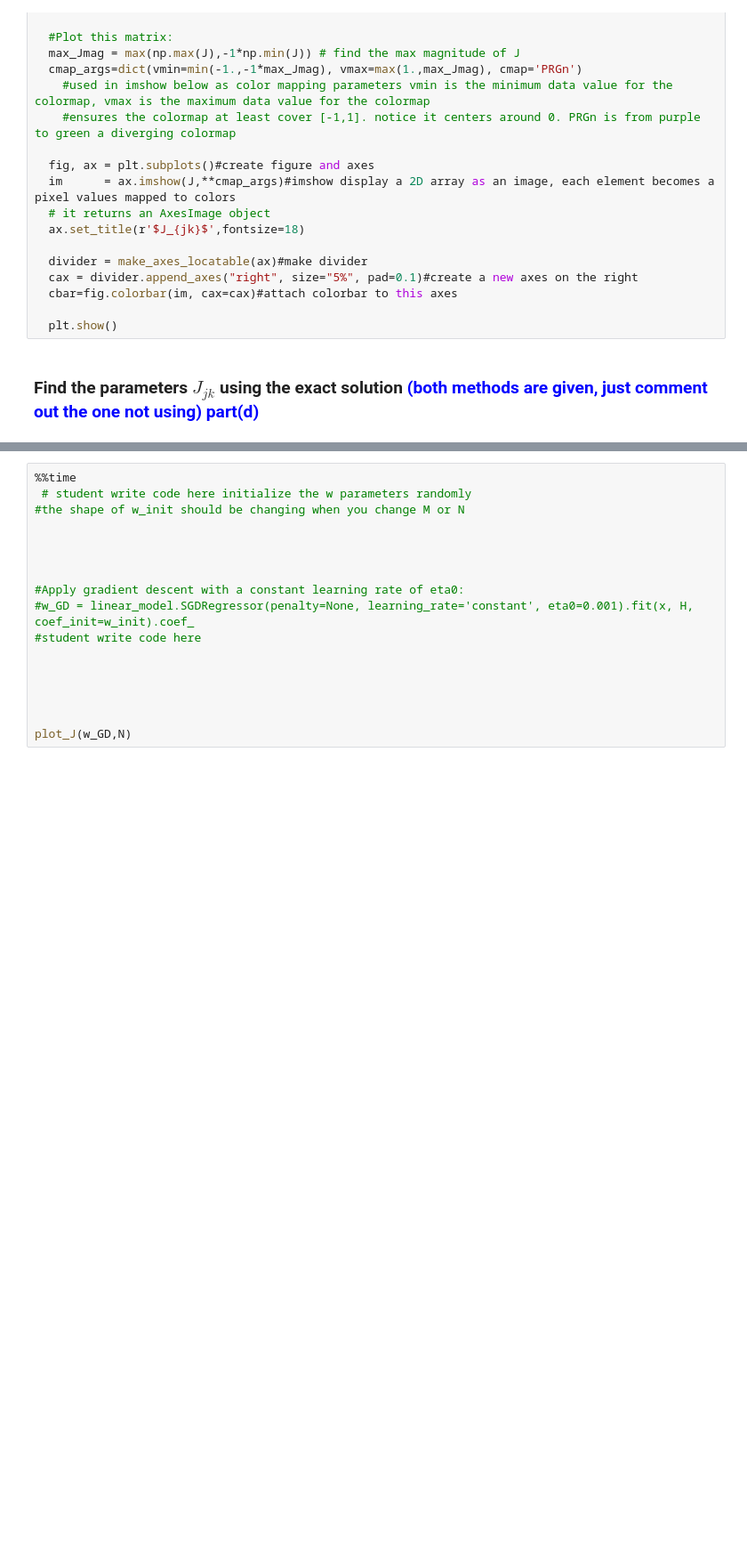
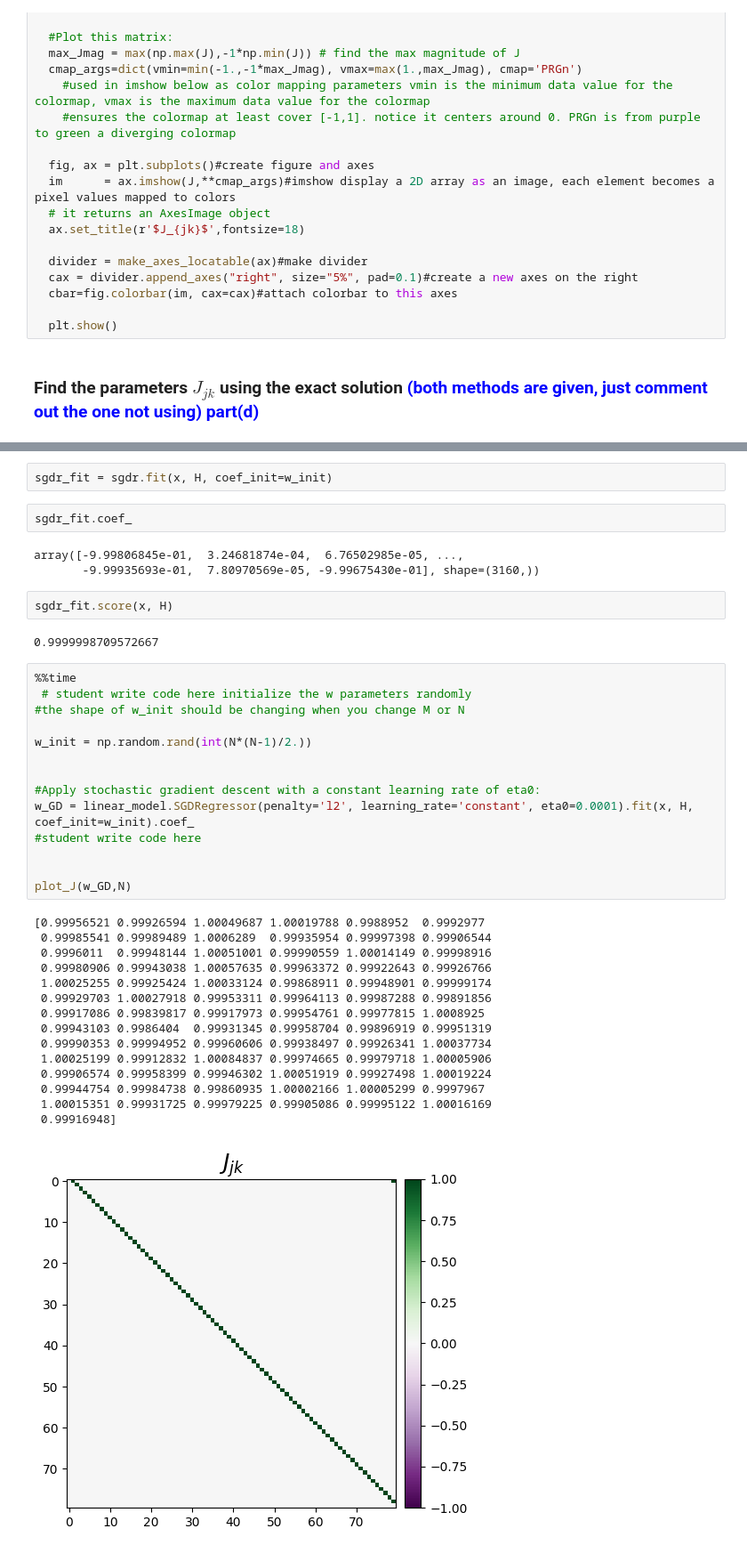
Before and after one commit to crimondino/sciML-class, a Jupyter notebook: tutorials/tutorial1/tutorial1_linearRegression_Ising_2026.ipynb, the cells around one changed output, grey strips where cells are left out. Shown at 89% size. Cells and saved outputs as stored; diff of their text form; blank space fills up the shorter version.

```diff
--- a/tutorials/tutorial1/tutorial1_linearRegression_Ising_2026.ipynb
+++ b/tutorials/tutorial1/tutorial1_linearRegression_Ising_2026.ipynb
@@ -92,17 +123,41 @@ plot_J(w_exact,N)
+# %%
+sgdr_fit = sgdr.fit(x, H, coef_init=w_init)
+# %%
+sgdr_fit.coef_
+# %% [output]
+array([-9.99806845e-01,  3.24681874e-04,  6.76502985e-05, ...,
+       -9.99935693e-01,  7.80970569e-05, -9.99675430e-01], shape=(3160,))
+# %%
+sgdr_fit.score(x, H)
+# %% [output]
+0.9999998709572667
 # %%
 %%time
  # student write code here initialize the w parameters randomly
 #the shape of w_init should be changing when you change M or N
 
+w_init = np.random.rand(int(N*(N-1)/2.))
 
 
-
-#Apply gradient descent with a constant learning rate of eta0:
-#w_GD = linear_model.SGDRegressor(penalty=None, learning_rate='constant', eta0=0.001).fit(x, H, coef_init=w_init).coef_
+#Apply stochastic gradient descent with a constant learning rate of eta0:
+w_GD = linear_model.SGDRegressor(penalty='l2', learning_rate='constant', eta0=0.0001).fit(x, H, coef_init=w_init).coef_
 #student write code here
 
 
-
-
-
 plot_J(w_GD,N)
+# %% [output]
+[0.99956521 0.99926594 1.00049687 1.00019788 0.9988952  0.9992977
+ 0.99985541 0.99989489 1.0006289  0.99935954 0.99997398 0.99906544
+ 0.9996011  0.99948144 1.00051001 0.99990559 1.00014149 0.99998916
+ 0.99980906 0.99943038 1.00057635 0.99963372 0.99922643 0.99926766
+ 1.00025255 0.99925424 1.00033124 0.99868911 0.99948901 0.99999174
+ 0.99929703 1.00027918 0.99953311 0.99964113 0.99987288 0.99891856
+ 0.99917086 0.99839817 0.99917973 0.99954761 0.99977815 1.0008925
+ 0.99943103 0.9986404  0.99931345 0.99958704 0.99896919 0.99951319
+ 0.99990353 0.99994952 0.99960606 0.99938497 0.99926341 1.00037734
+ 1.00025199 0.99912832 1.00084837 0.99974665 0.99979718 1.00005906
+ 0.99906574 0.99958399 0.99946302 1.00051919 0.99927498 1.00019224
+ 0.99944754 0.99984738 0.99860935 1.00002166 1.00005299 0.9997967
+ 1.00015351 0.99931725 0.99979225 0.99905086 0.99995122 1.00016169
+ 0.99916948]
+[figure, added]
```
Also changed, not shown: parts of 9 cells of this notebook, 6 other files.
